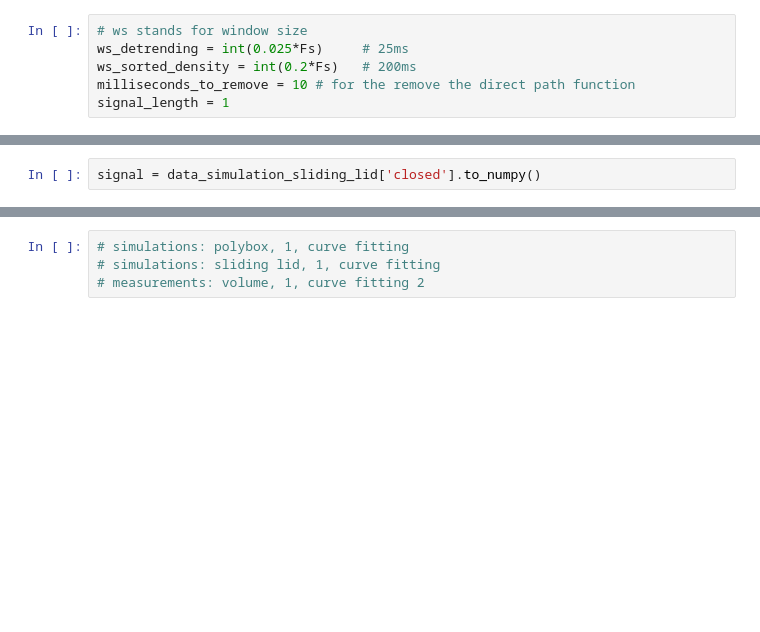
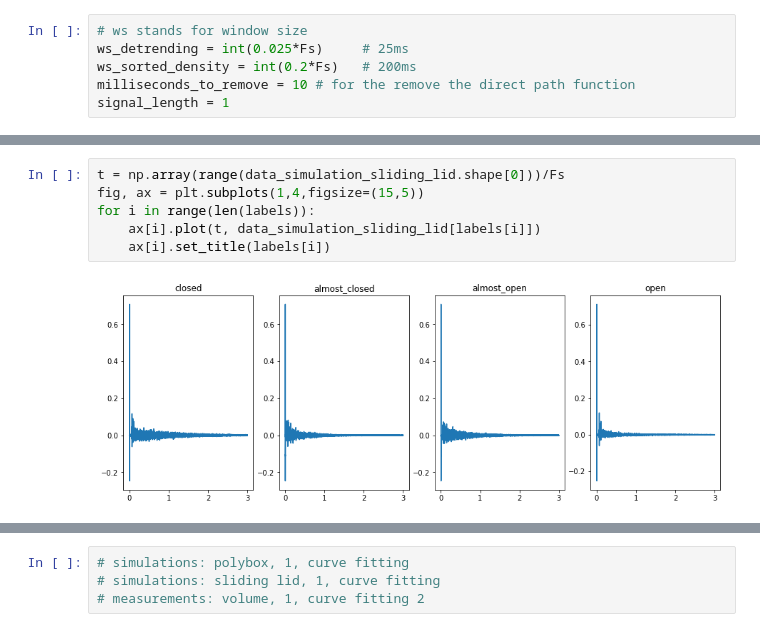
Before and after one commit to giotto-ai/l2f, a Jupyter notebook: deliver_tutorial_pandas.ipynb, the cells around one changed output, grey strips where cells are left out. Cells and saved outputs as stored; diff of their text form; blank space fills up the shorter version.

```diff
--- a/deliver_tutorial_pandas.ipynb
+++ b/deliver_tutorial_pandas.ipynb
@@ -49,3 +51,9 @@ data_simulation_sliding_lid.head()
-# %%
-signal = data_simulation_sliding_lid['closed'].to_numpy()
+# %%
+t = np.array(range(data_simulation_sliding_lid.shape[0]))/Fs
+fig, ax = plt.subplots(1,4,figsize=(15,5))
+for i in range(len(labels)):
+    ax[i].plot(t, data_simulation_sliding_lid[labels[i]])
+    ax[i].set_title(labels[i])
+# %% [output]
+[figure, added]
 # %%
```
Also changed, not shown: parts of 11 cells of this notebook, 5 other files.
